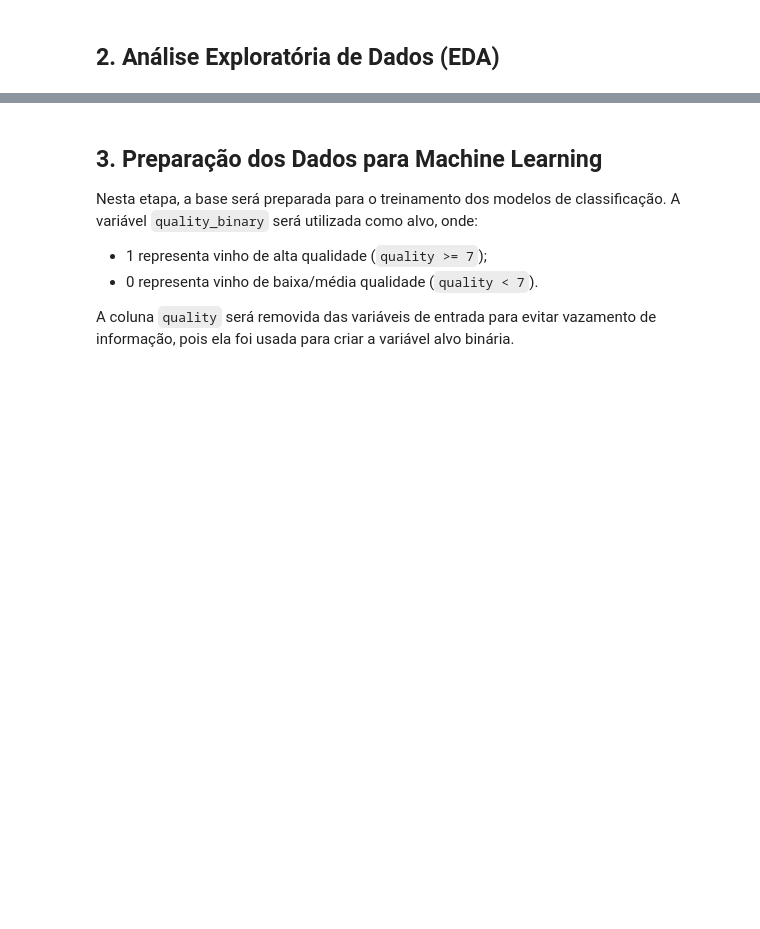
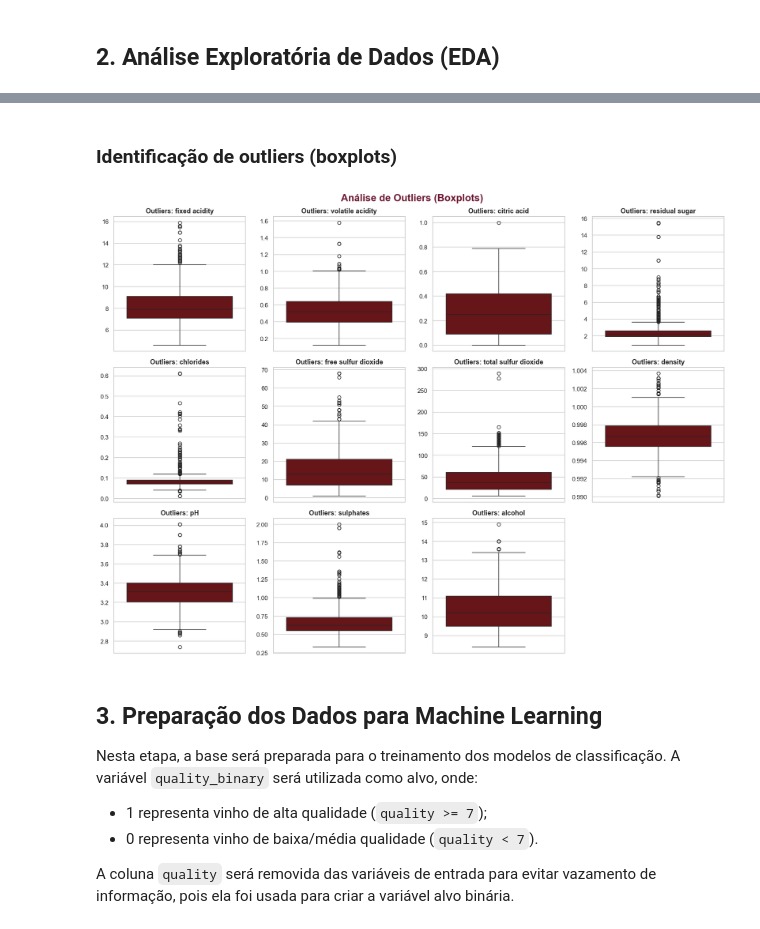
Before and after one commit to monicajss/fiap_techchallenge, a Jupyter notebook: fase-2/notebooks/Notebook_Vinhos.ipynb, the cells around one changed output, grey strips where cells are left out. Saved outputs shown, nothing was run; the diff lists cells and outputs as text; code cells hidden in the pictures; blank space fills up the shorter version.

```diff
--- a/fase-2/notebooks/Notebook_Vinhos.ipynb
+++ b/fase-2/notebooks/Notebook_Vinhos.ipynb
@@ -136,3 +229,22 @@ print('\nLeitura rápida: valores mais próximos de +1 ou -1 indicam relação m
+# %% [markdown]
+### Identificação de outliers (boxplots)
+# %%
+# 2. Boxplots para Identificação de Outliers
+plt.figure(figsize=(16, 12))
+plt.suptitle("Análise de Outliers (Boxplots)", fontsize=18, weight='bold', color="#6b1730")
+
+# Criando o grid de boxplots para as variáveis do modelo
+for i, col in enumerate(variaveis_preditoras, 1):
+    plt.subplot(3, 4, i)
+    sns.boxplot(data=X, y=col, color="#74070d")
+    plt.title(f'Outliers: {col}', fontsize=12, weight='semibold')
+    plt.ylabel('')
+
+plt.tight_layout()
+plt.savefig(results_dir / 'analise_outliers_boxplots.png', dpi=300, bbox_inches='tight')
+plt.show()
+# %% [output]
+[figure, added]
 # %% [markdown]
 ## 3. Preparação dos Dados para Machine Learning
 
```
Also changed, not shown: parts of 69 cells of this notebook, 10 other files.
